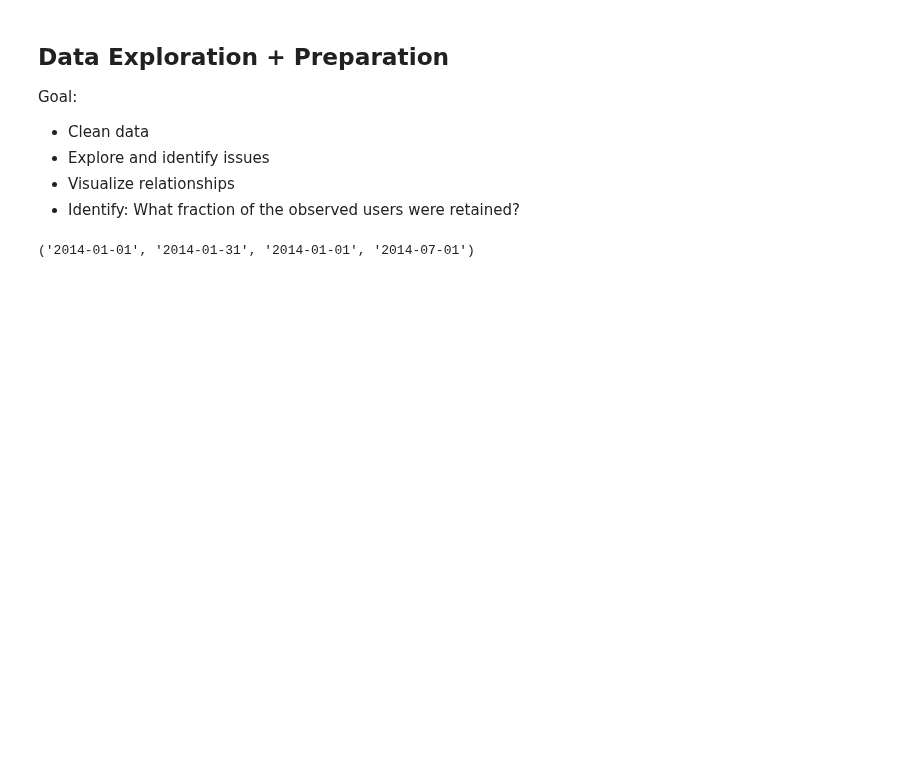
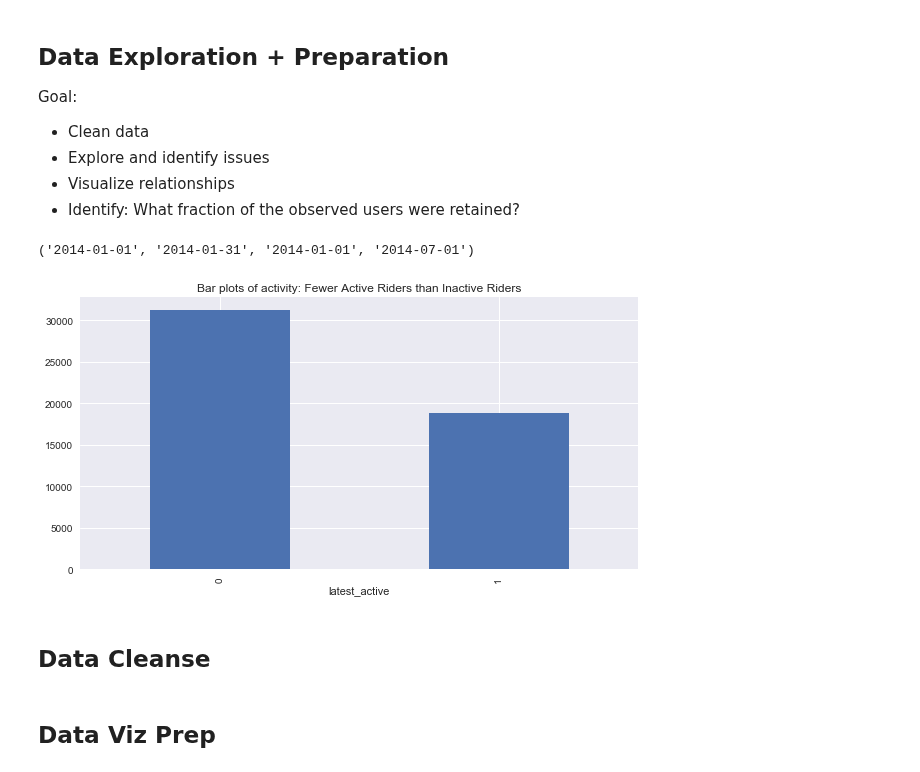
Before and after one commit to chrisgian/SB21.1-TakeHomeChallenges, a Jupyter notebook: A. Ultimate/Ultimate.ipynb, the cells around one changed output. Saved outputs shown, nothing was run; the diff lists cells and outputs as text; code cells hidden in the pictures; blank space fills up the shorter version.

```diff
--- a/A. Ultimate/Ultimate.ipynb
+++ b/A. Ultimate/Ultimate.ipynb
@@ -339,9 +275,17 @@ import json
 with open('./ultimate_data_challenge.json') as data_file:
     data = json.load(data_file)
 df = pd.DataFrame(data)
+df.signup_date.min(), df.signup_date.max(), df.last_trip_date.min(), df.last_trip_date.max()
+# %% [output]
+('2014-01-01', '2014-01-31', '2014-01-01', '2014-07-01')
-# %%
-df.signup_date.min(), df.signup_date.max(), df.last_trip_date.min(), df.last_trip_date.max()
-# %% [output]
-('2014-01-01', '2014-01-31', '2014-01-01', '2014-07-01')
+# %%
+plt.figure(figsize = (10,5))
+df_clean.groupby('latest_active').size().plot('bar')
+plt.title("Bar plots of activity: Fewer Active Riders than Inactive Riders")
+plt.show()
+# %% [output]
+[figure, added]
+# %% [markdown]
+## Data Cleanse
 # %%
 df_clean = df
@@ -389,0 +314,2 @@ X_train, X_test, y_train, y_test = train_test_split( X, y, test_size=0.33, rando
+# %% [markdown]
+## Data Viz Prep
```
Also changed, not shown: parts of 35 cells of this notebook.
